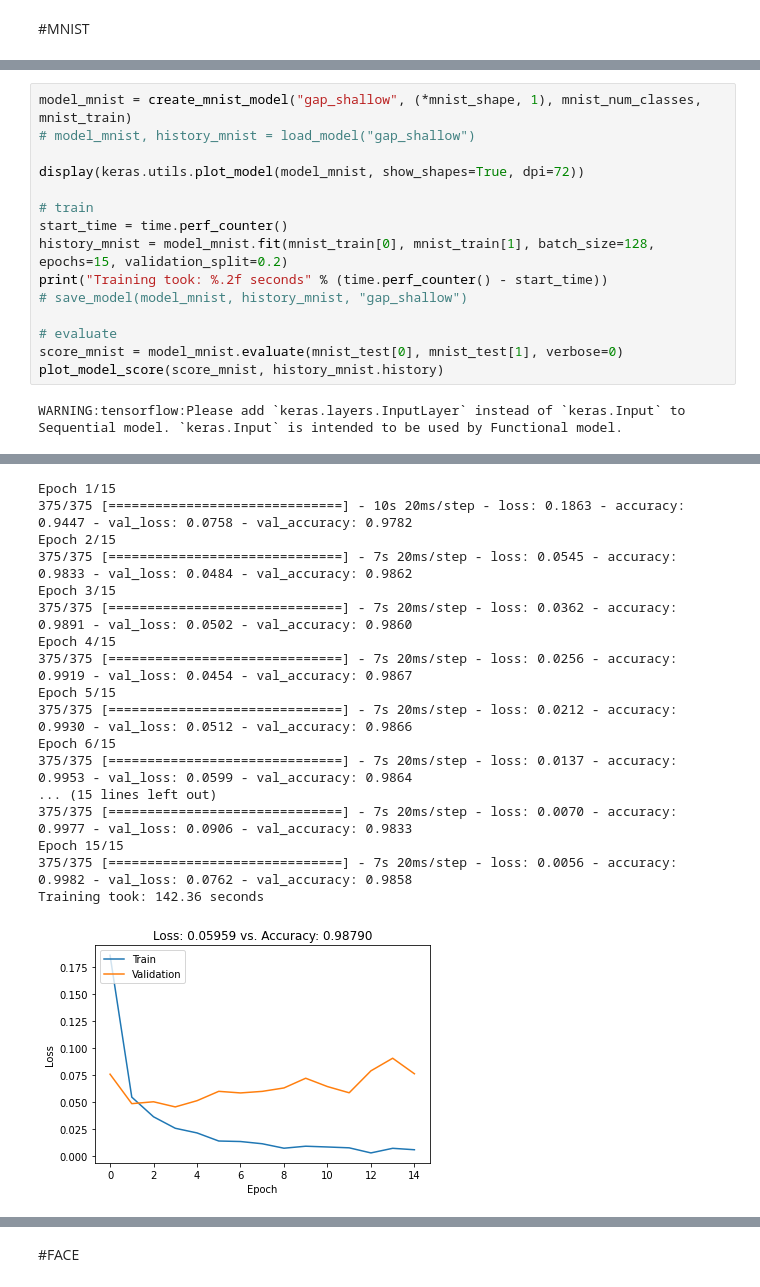
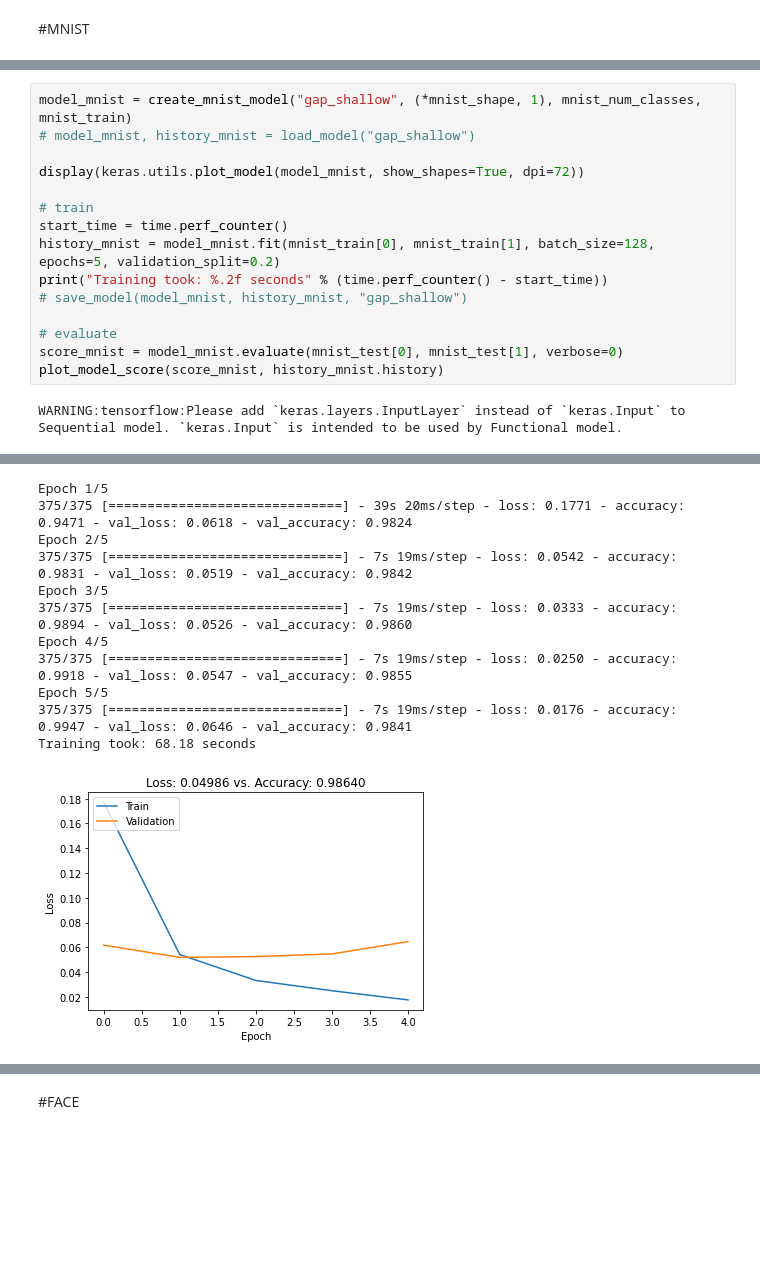
Before and after one commit to fsilvestrim/thesis, a Jupyter notebook: Geo_Cam.ipynb, the cells around one changed output, grey strips where cells are left out. Cells and saved outputs as stored; diff of their text form; blank space fills up the shorter version.

```diff
--- a/Geo_Cam.ipynb
+++ b/Geo_Cam.ipynb
@@ -460,39 +446,33 @@ show_image_in_grid(np.asarray(img_list), mnist_shape, figsize=(12, 12), padding=
 # %%
 model_mnist = create_mnist_model("gap_shallow", (*mnist_shape, 1), mnist_num_classes, mnist_train)
 # model_mnist, history_mnist = load_model("gap_shallow")
 
 display(keras.utils.plot_model(model_mnist, show_shapes=True, dpi=72))
 
 # train
 start_time = time.perf_counter()
-history_mnist = model_mnist.fit(mnist_train[0], mnist_train[1], batch_size=128, epochs=15, validation_split=0.2)
+history_mnist = model_mnist.fit(mnist_train[0], mnist_train[1], batch_size=128, epochs=5, validation_split=0.2)
 print("Training took: %.2f seconds" % (time.perf_counter() - start_time))
 # save_model(model_mnist, history_mnist, "gap_shallow")
 
 # evaluate
 score_mnist = model_mnist.evaluate(mnist_test[0], mnist_test[1], verbose=0)
 plot_model_score(score_mnist, history_mnist.history)
 # %% [output]
 WARNING:tensorflow:Please add `keras.layers.InputLayer` instead of `keras.Input` to Sequential model. `keras.Input` is intended to be used by Functional model.
 [figure]
-Epoch 1/15
-375/375 [==============================] - 10s 20ms/step - loss: 0.1863 - accuracy: 0.9447 - val_loss: 0.0758 - val_accuracy: 0.9782
-Epoch 2/15
-375/375 [==============================] - 7s 20ms/step - loss: 0.0545 - accuracy: 0.9833 - val_loss: 0.0484 - val_accuracy: 0.9862
-Epoch 3/15
-375/375 [==============================] - 7s 20ms/step - loss: 0.0362 - accuracy: 0.9891 - val_loss: 0.0502 - val_accuracy: 0.9860
-Epoch 4/15
-375/375 [==============================] - 7s 20ms/step - loss: 0.0256 - accuracy: 0.9919 - val_loss: 0.0454 - val_accuracy: 0.9867
-Epoch 5/15
-375/375 [==============================] - 7s 20ms/step - loss: 0.0212 - accuracy: 0.9930 - val_loss: 0.0512 - val_accuracy: 0.9866
-Epoch 6/15
-375/375 [==============================] - 7s 20ms/step - loss: 0.0137 - accuracy: 0.9953 - val_loss: 0.0599 - val_accuracy: 0.9864
-... (15 lines left out)
-375/375 [==============================] - 7s 20ms/step - loss: 0.0070 - accuracy: 0.9977 - val_loss: 0.0906 - val_accuracy: 0.9833
-Epoch 15/15
-375/375 [==============================] - 7s 20ms/step - loss: 0.0056 - accuracy: 0.9982 - val_loss: 0.0762 - val_accuracy: 0.9858
-Training took: 142.36 seconds
+Epoch 1/5
+375/375 [==============================] - 39s 20ms/step - loss: 0.1771 - accuracy: 0.9471 - val_loss: 0.0618 - val_accuracy: 0.9824
+Epoch 2/5
+375/375 [==============================] - 7s 19ms/step - loss: 0.0542 - accuracy: 0.9831 - val_loss: 0.0519 - val_accuracy: 0.9842
+Epoch 3/5
+375/375 [==============================] - 7s 19ms/step - loss: 0.0333 - accuracy: 0.9894 - val_loss: 0.0526 - val_accuracy: 0.9860
+Epoch 4/5
+375/375 [==============================] - 7s 19ms/step - loss: 0.0250 - accuracy: 0.9918 - val_loss: 0.0547 - val_accuracy: 0.9855
+Epoch 5/5
+375/375 [==============================] - 7s 19ms/step - loss: 0.0176 - accuracy: 0.9947 - val_loss: 0.0646 - val_accuracy: 0.9841
+Training took: 68.18 seconds
-[figure, old version]
+[figure, new version]
 # %%
 image, truth, prediction, _ = get_prediction(model_mnist, mnist_test)
 cam, _, _, _ = grad_cam(image, model_mnist)
```
Also changed, not shown: parts of 33 cells of this notebook.
